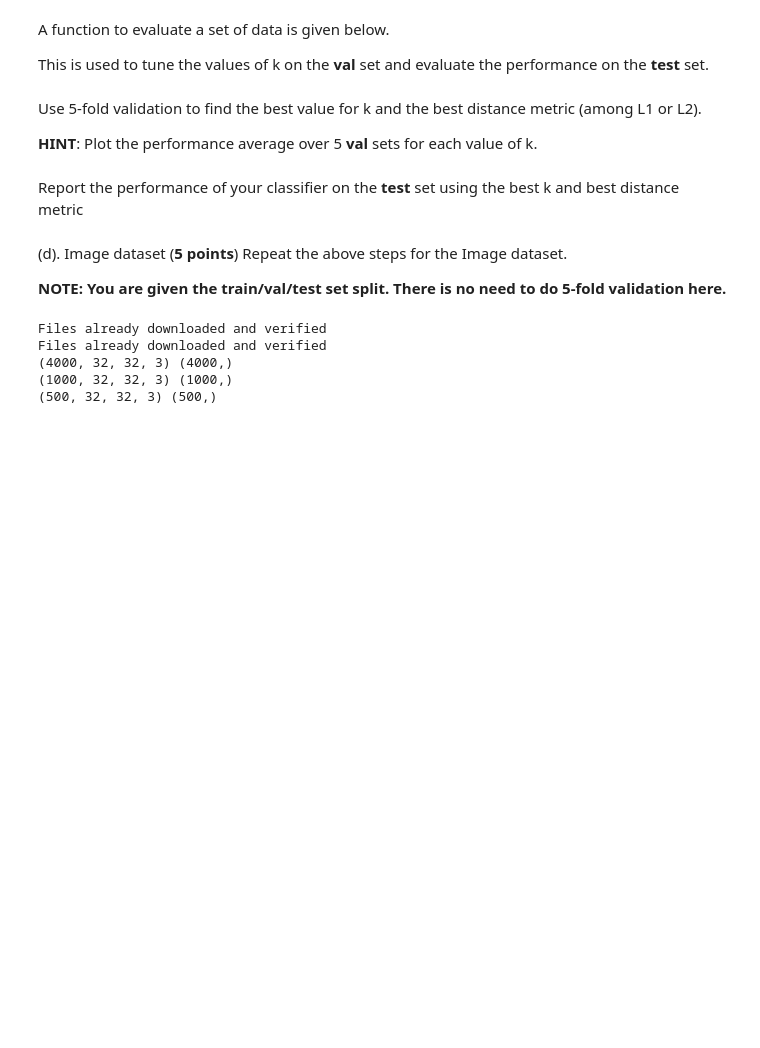
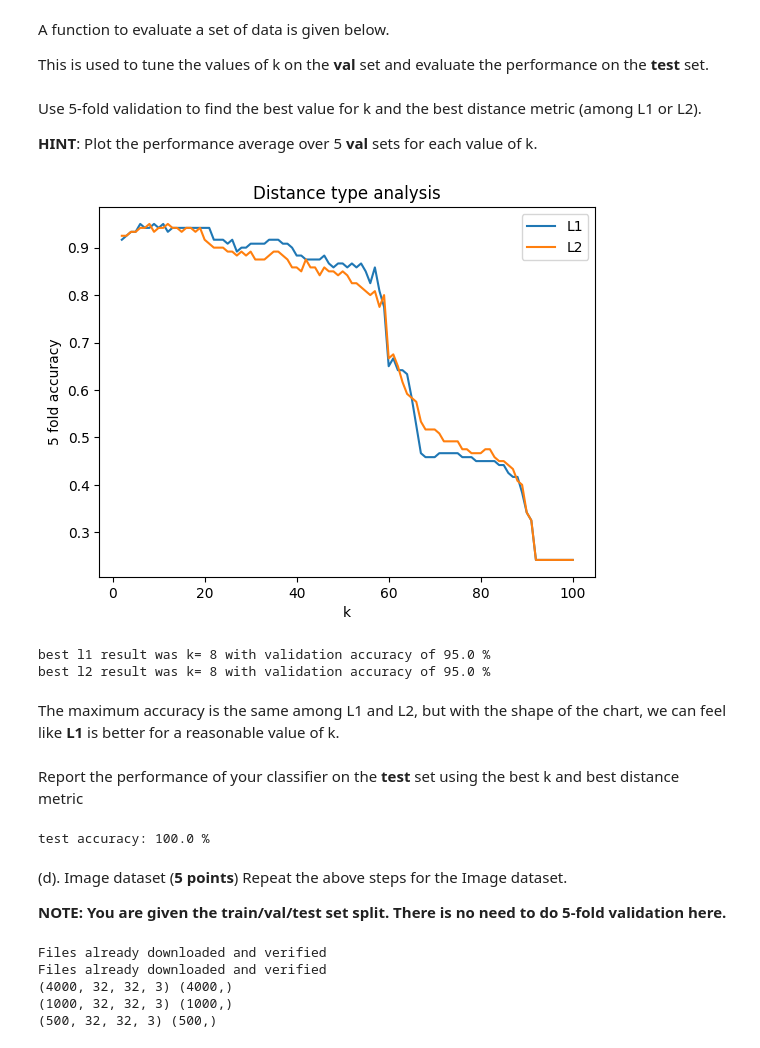
Before and after one commit to armanheydari/Advance-Deep-Learning_Winter-2024, a Jupyter notebook: Assignment1/cmpt489_828_a1_q3.ipynb, the cells around one changed output. Cells and saved outputs as stored; diff of their text form; code cells hidden in the pictures; blank space fills up the shorter version.

```diff
--- a/Assignment1/cmpt489_828_a1_q3.ipynb
+++ b/Assignment1/cmpt489_828_a1_q3.ipynb
@@ -226,3 +267,53 @@ Use 5-fold validation to find the best value for k and the best distance metric
+# %%
+###############################################################################
+# TODO:                                                                       #
+# 1. Perform 5-fold validation using the provided evaluate() function         #
+# 2. Compare and find the best distance metric (among L1 or L2)               #
+# 3. Find the optimal k for the best distance metric you found                #
+# NOTE: Do Not Choose k==1                                                    #
+###############################################################################
+# *****BEGIN YOUR CODE (DO NOT DELETE/MODIFY THIS LINE)*****
+results = {}
+def evaluate_folds(dist_type, folds=5):
+  # We want to consider all possible integers from 2 to 100 for k
+  for k in range(2,101):
+    results[k] = []
+    # We need a loop for applying 5 fold
+    for i in range(5):
+      # We split 20% of the train data in each fold for the validation, means 24 samples
+      X_train = np.concatenate((x_train[:i*24], x_train[(i+1)*24:]))
+      X_validation = x_train[i*24:(i+1)*24]
+      Y_train = np.concatenate((y_train[:i*24], y_train[(i+1)*24:]))
+      Y_validation = y_train[i*24:(i+1)*24]
+      # Train the classifier and evaluate it with this data and distance type
+      knn = KNearestNeighbor(X_train, Y_train)
+      results[k].append(evaluate(knn, X_validation, Y_validation, k=k, dist_type=dist_type))
+    results[k] = np.average(results[k])
+  return results
+# Run the function for each distance method and plot the results
+l1_results = evaluate_folds('l1')
+plt.plot(l1_results.keys(), l1_results.values(), label = 'L1')
+l2_results = evaluate_folds('l2')
+plt.plot(l2_results.keys(), l2_results.values(), label = 'L2')
+plt.xlabel('k')
+plt.ylabel('5 fold accuracy')
+plt.title('Distance type analysis')
+plt.legend()
+plt.show()
+# Find the best k for each distance function
+l1_key_max = max(l1_results.keys(), key=(lambda temp: l1_results[temp]))
+print('best l1 result was k=', l1_key_max, 'with validation accuracy of',
+      round(100*l1_results[l1_key_max], 2),'%')
+key_max = max(l2_results.keys(), key=(lambda temp: l2_results[temp]))
+print('best l2 result was k=', key_max, 'with validation accuracy of',
+      round(100*l2_results[key_max], 2), '%')
+# *****END OF YOUR CODE (DO NOT DELETE/MODIFY THIS LINE)*****
+# %% [output]
+[figure, added]
+best l1 result was k= 8 with validation accuracy of 95.0 %
+best l2 result was k= 8 with validation accuracy of 95.0 %
+# %% [markdown]
+The maximum accuracy is the same among L1 and L2, but with the shape of the chart, we can feel like **L1** is better for a reasonable value of k.
 # %% [markdown]
 Report the performance of your classifier on the **test** set using the best k and best distance metric
 # %%
@@ -232,9 +323,11 @@ Report the performance of your classifier on the **test** set using the best k a
 # 2. Report the accuracy on the test set                                      #
 ###############################################################################
 # *****BEGIN YOUR CODE (DO NOT DELETE/MODIFY THIS LINE)*****
-
-
+knn = KNearestNeighbor(x_train, y_train)
+print('test accuracy:', round(100*evaluate(knn, x_test, y_test, k=l1_key_max, dist_type='l1'), 2), '%')
 # *****END OF YOUR CODE (DO NOT DELETE/MODIFY THIS LINE)*****
+# %% [output]
+test accuracy: 100.0 %
 # %% [markdown]
 (d). Image dataset (**5 points**)
 Repeat the above steps for the Image dataset.
```
Also changed, not shown: parts of 14 cells of this notebook.
